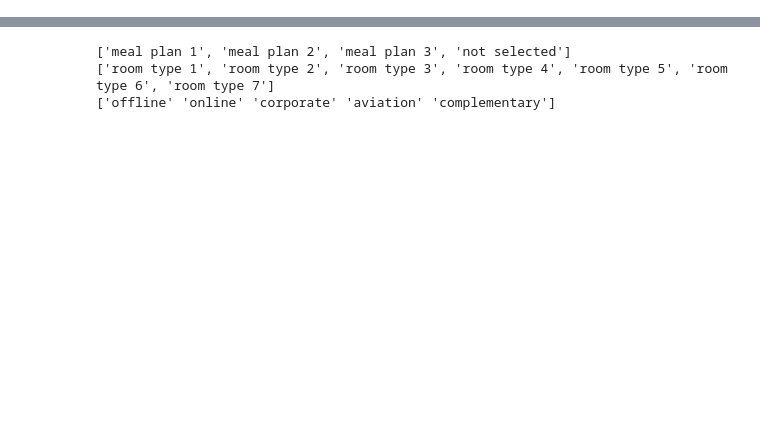
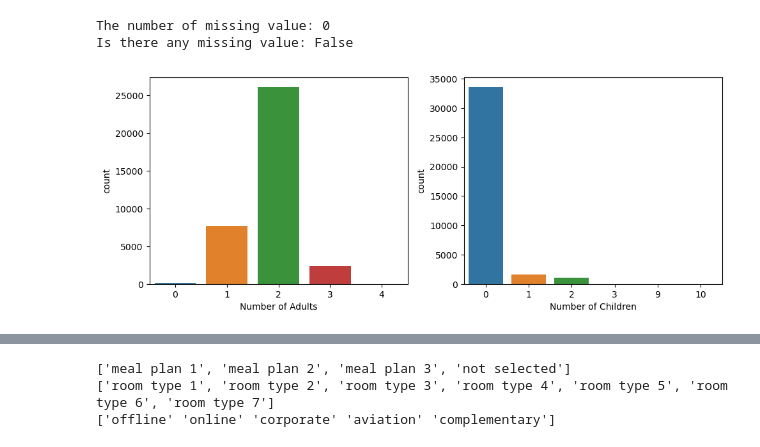
Before and after one commit to Jasonchew12/AI-Aassignment-, a Jupyter notebook: Assignment.ipynb, the cells around one changed output, grey strips where cells are left out. Saved outputs shown, nothing was run; the diff lists cells and outputs as text; code cells hidden in the pictures; blank space fills up the shorter version.

```diff
--- a/Assignment.ipynb
+++ b/Assignment.ipynb
@@ -19,0 +67,22 @@ df.head()
+# %%
+print("The number of missing value:" , df.isnull().values.sum())
+print("Is there any missing value:" , df.isnull().values.any())
+# %% [output]
+The number of missing value: 0
+Is there any missing value: False
+# %%
+plt.figure(figsize = (10,15))
+
+
+plt.subplot(4,2,1)
+sns.countplot(data=df, x='no_of_adults' , hue='no_of_adults', palette='tab10', legend=False)
+plt.xlabel('Number of Adults')
+
+plt.subplot(4,2,2)
+sns.countplot(data=df, x='no_of_children' , hue='no_of_children', palette='tab10', legend=False)
+plt.xlabel('Number of Children')
+
+plt.tight_layout()
+plt.show()
+# %% [output]
+[figure, added]
```
Also changed, not shown: parts of 25 cells of this notebook.
